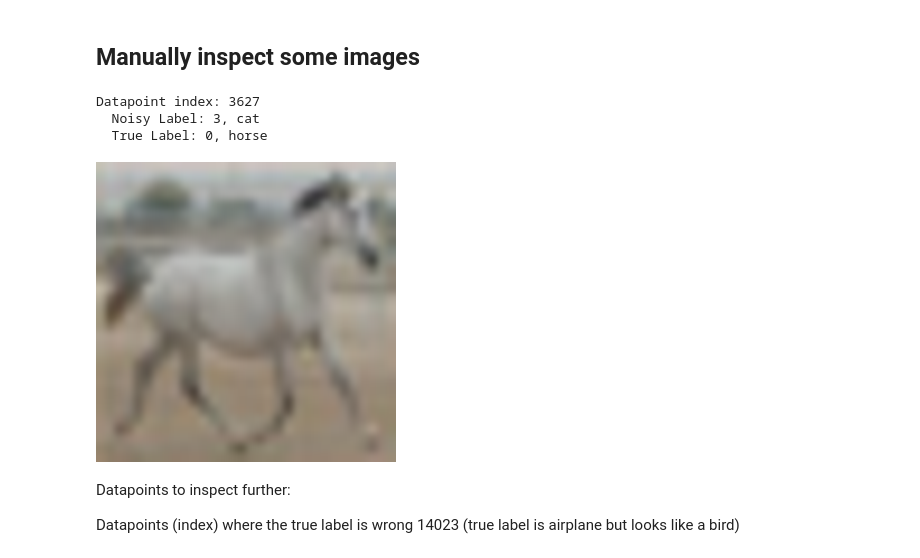
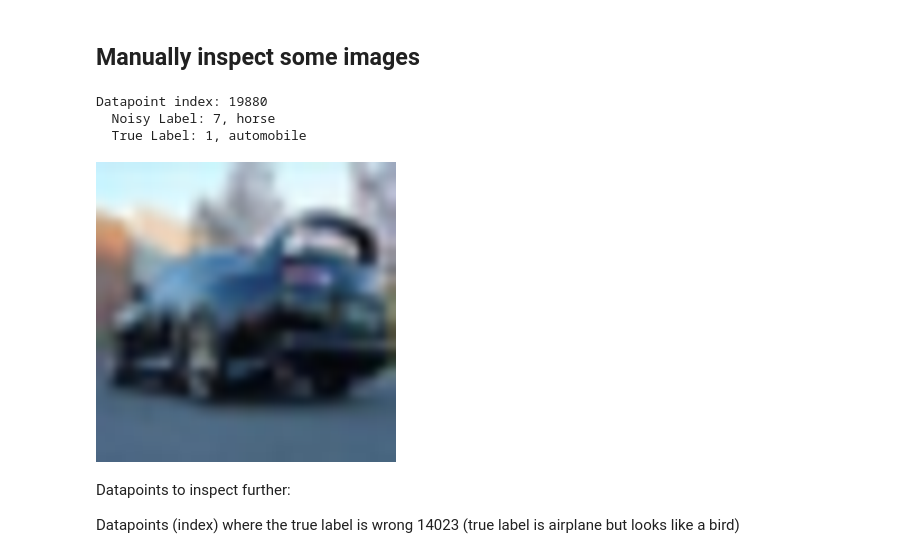
Before and after one commit to cleanlab/label-error-detection-benchmarks, a Jupyter notebook: src/experiments/cifar-10n-worst/1_Run_Cross_Val_Noisy_Labels.ipynb, the cells around one changed output. Drawn from its saved outputs; the diff is of its cells as text; code cells hidden in the pictures.

```diff
--- a/src/experiments/cifar-10n-worst/1_Run_Cross_Val_Noisy_Labels.ipynb
+++ b/src/experiments/cifar-10n-worst/1_Run_Cross_Val_Noisy_Labels.ipynb
@@ -59,27 +59,27 @@ classes = ['airplane', 'automobile', 'bird', 'cat', 'deer', 'dog', 'frog', 'hors
 ## Manually inspect some images
 # %%
 # check out some images
-# idx = 0
+idx = 19880
 
 # pick random image to inspect
-idx = np.random.randint(0, train_dataset.train_data.shape[0])
+# idx = np.random.randint(0, train_dataset.train_data.shape[0])
 
 X = train_dataset.train_data[idx]
 noisy_label = train_dataset.train_noisy_labels[idx]
 true_label = train_dataset.train_labels[idx]
 
 print(f"Datapoint index: {idx}")
 print(f"  Noisy Label: {noisy_label}, {classes[noisy_label]}")
-print(f"  True Label: {label}, {classes[true_label]}")
+print(f"  True Label: {true_label}, {classes[true_label]}")
 
 newsize = (300, 300) # zoom in
 
 im.fromarray(X).resize(newsize)
 # %% [output]
-Datapoint index: 3627
-  Noisy Label: 3, cat
-  True Label: 0, horse
+Datapoint index: 19880
+  Noisy Label: 7, horse
+  True Label: 1, automobile
-[figure, old version]
+[figure, new version]
 # %% [markdown]
 Datapoints to inspect further:
 
```
Also changed, not shown: parts of 1 cell of this notebook, 21 other files.
